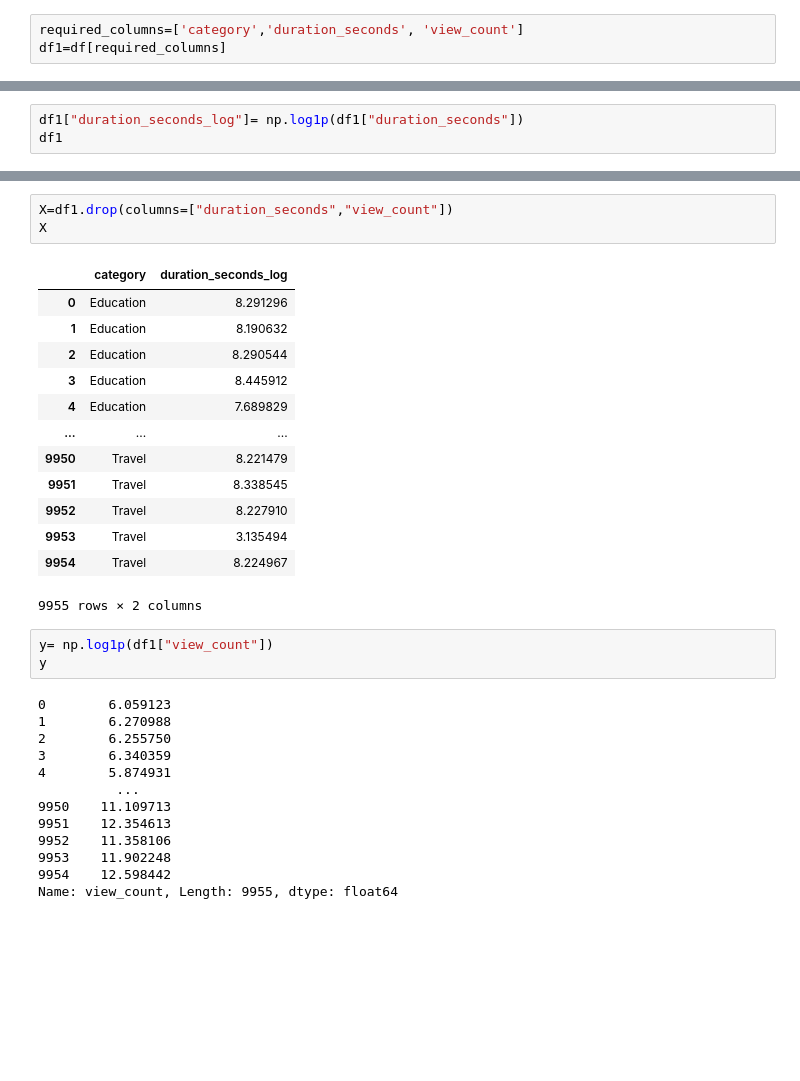
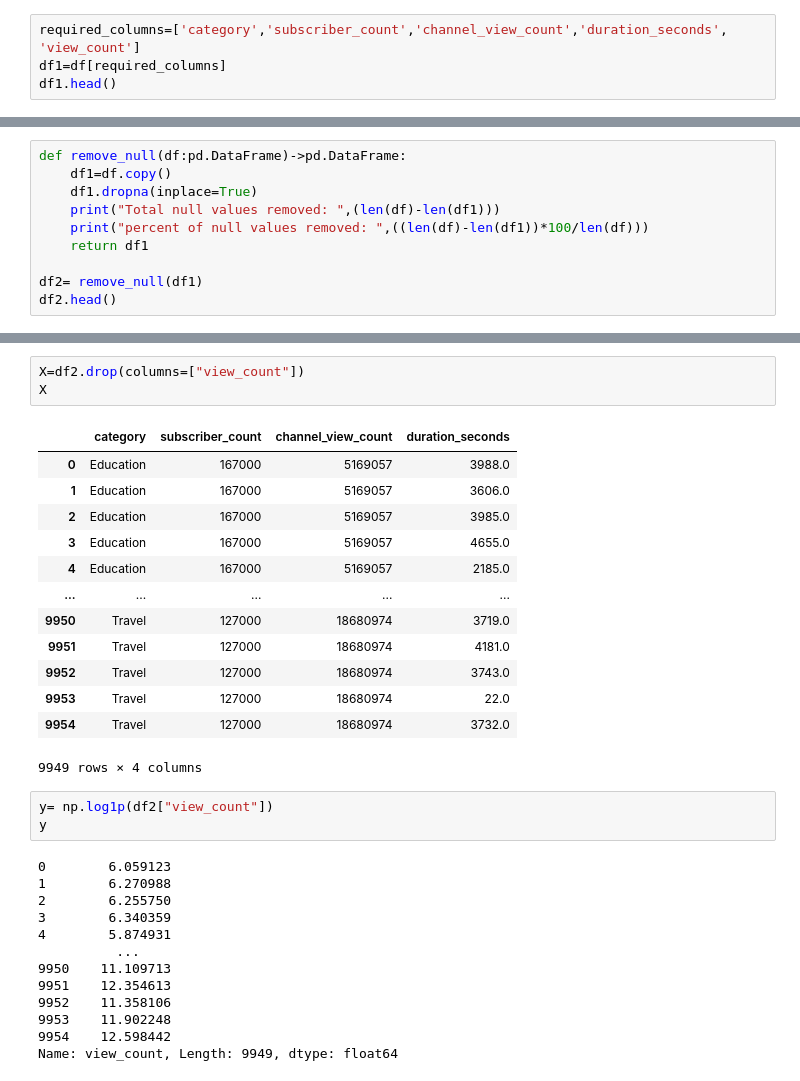
Before and after one commit to AIforeverything/MLOPS_youtube_CTA_Project, a Jupyter notebook: notebooks/experiment2.ipynb, the cells around one changed output, grey strips where cells are left out. Saved outputs shown, nothing was run; the diff lists cells and outputs as text; blank space fills up the shorter version.

```diff
--- a/notebooks/experiment2.ipynb
+++ b/notebooks/experiment2.ipynb
@@ -22,3 +30,4 @@ all_columns=df.columns
 # %%
-required_columns=['category','duration_seconds', 'view_count']
+required_columns=['category','subscriber_count','channel_view_count','duration_seconds', 'view_count']
 df1=df[required_columns]
+df1.head()
@@ -25,3 +40,0 @@ df1=df[required_columns]
-# %%
-df1["duration_seconds_log"]= np.log1p(df1["duration_seconds"])
-df1
@@ -46,0 +41,10 @@ See the caveats in the documentation: https://pandas.pydata.org/pandas-docs/stab
+# %%
+def remove_null(df:pd.DataFrame)->pd.DataFrame:
+    df1=df.copy()
+    df1.dropna(inplace=True)
+    print("Total null values removed: ",(len(df)-len(df1)))
+    print("percent of null values removed: ",((len(df)-len(df1))*100/len(df)))
+    return df1
+
+df2= remove_null(df1)
+df2.head()
@@ -96,22 +118,22 @@ model_pipeline = Pipeline(
 # %%
-X=df1.drop(columns=["duration_seconds","view_count"])
+X=df2.drop(columns=["view_count"])
 X
 # %% [output]
-|  | category | duration_seconds_log |
-| 0 | Education | 8.291296 |
-| 1 | Education | 8.190632 |
-| 2 | Education | 8.290544 |
-| 3 | Education | 8.445912 |
-| 4 | Education | 7.689829 |
-| ... | ... | ... |
-| 9950 | Travel | 8.221479 |
-| 9951 | Travel | 8.338545 |
-| 9952 | Travel | 8.227910 |
-| 9953 | Travel | 3.135494 |
-| 9954 | Travel | 8.224967 |
+|  | category | subscriber_count | channel_view_count | duration_seconds |
+| 0 | Education | 167000 | 5169057 | 3988.0 |
+| 1 | Education | 167000 | 5169057 | 3606.0 |
+| 2 | Education | 167000 | 5169057 | 3985.0 |
+| 3 | Education | 167000 | 5169057 | 4655.0 |
+| 4 | Education | 167000 | 5169057 | 2185.0 |
+| ... | ... | ... | ... | ... |
+| 9950 | Travel | 127000 | 18680974 | 3719.0 |
+| 9951 | Travel | 127000 | 18680974 | 4181.0 |
+| 9952 | Travel | 127000 | 18680974 | 3743.0 |
+| 9953 | Travel | 127000 | 18680974 | 22.0 |
+| 9954 | Travel | 127000 | 18680974 | 3732.0 |
-9955 rows × 2 columns
+9949 rows × 4 columns
 # %%
-y= np.log1p(df1["view_count"])
+y= np.log1p(df2["view_count"])
 y
 # %% [output]
 0        6.059123
@@ -125,7 +147,7 @@ y
 9952    11.358106
 9953    11.902248
 9954    12.598442
-Name: view_count, Length: 9955, dtype: float64
+Name: view_count, Length: 9949, dtype: float64
 # %%
 from sklearn.model_selection import train_test_split
 X_train, X_test, y_train, y_test = train_test_split(
```
Also changed, not shown: parts of 18 cells of this notebook, 1 other file.
